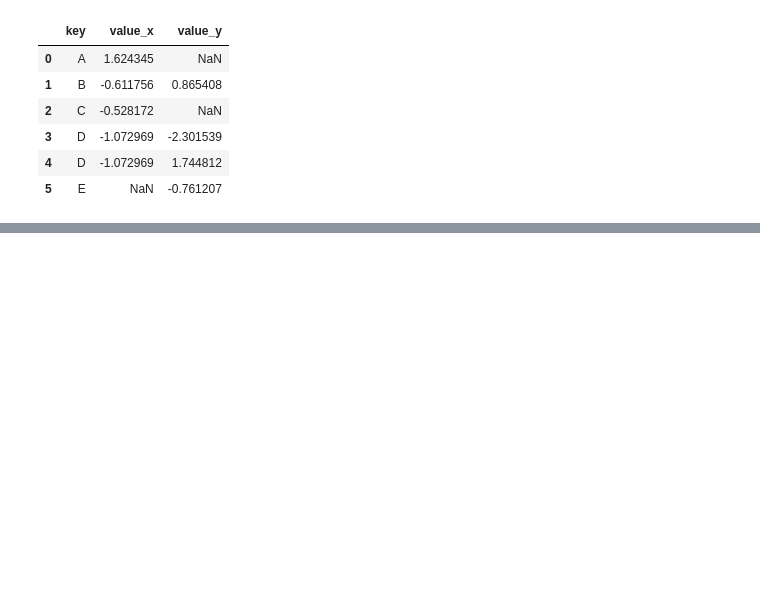
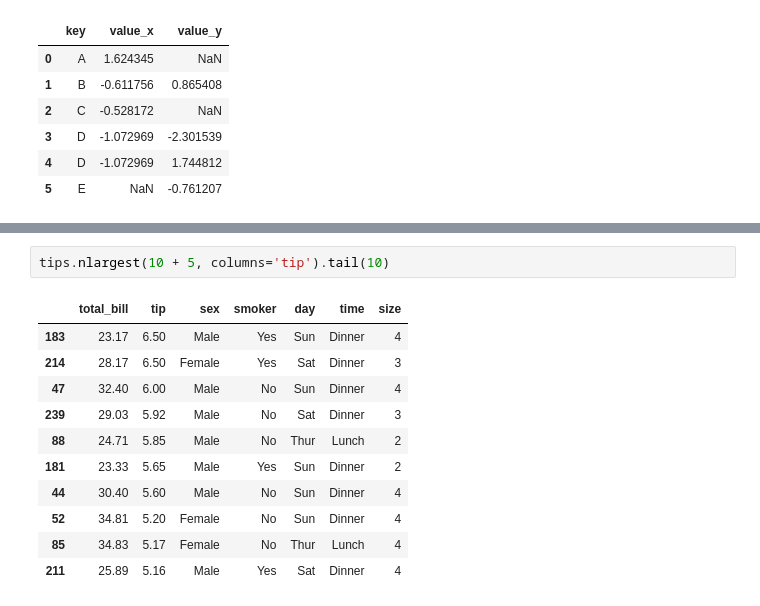
Before and after one commit to mkvachev/py-tutorial, a Jupyter notebook: pandas/pandas_sql.ipynb, the cells around one changed output, grey strips where cells are left out. Drawn from its saved outputs; the diff is of its cells as text; blank space fills up the shorter version.

```diff
--- a/pandas/pandas_sql.ipynb
+++ b/pandas/pandas_sql.ipynb
@@ -417,0 +506,14 @@ pd.merge(df1, df2, on='key', how='outer')
+# %%
+tips.nlargest(10 + 5, columns='tip').tail(10)
+# %% [output]
+|  | total_bill | tip | sex | smoker | day | time | size |
+| 183 | 23.17 | 6.50 | Male | Yes | Sun | Dinner | 4 |
+| 214 | 28.17 | 6.50 | Female | Yes | Sat | Dinner | 3 |
+| 47 | 32.40 | 6.00 | Male | No | Sun | Dinner | 4 |
+| 239 | 29.03 | 5.92 | Male | No | Sat | Dinner | 3 |
+| 88 | 24.71 | 5.85 | Male | No | Thur | Lunch | 2 |
+| 181 | 23.33 | 5.65 | Male | Yes | Sun | Dinner | 2 |
+| 44 | 30.40 | 5.60 | Male | No | Sun | Dinner | 4 |
+| 52 | 34.81 | 5.20 | Female | No | Sun | Dinner | 4 |
+| 85 | 34.83 | 5.17 | Female | No | Thur | Lunch | 4 |
+| 211 | 25.89 | 5.16 | Male | Yes | Sat | Dinner | 4 |
```
Also changed, not shown: parts of 20 cells of this notebook.
